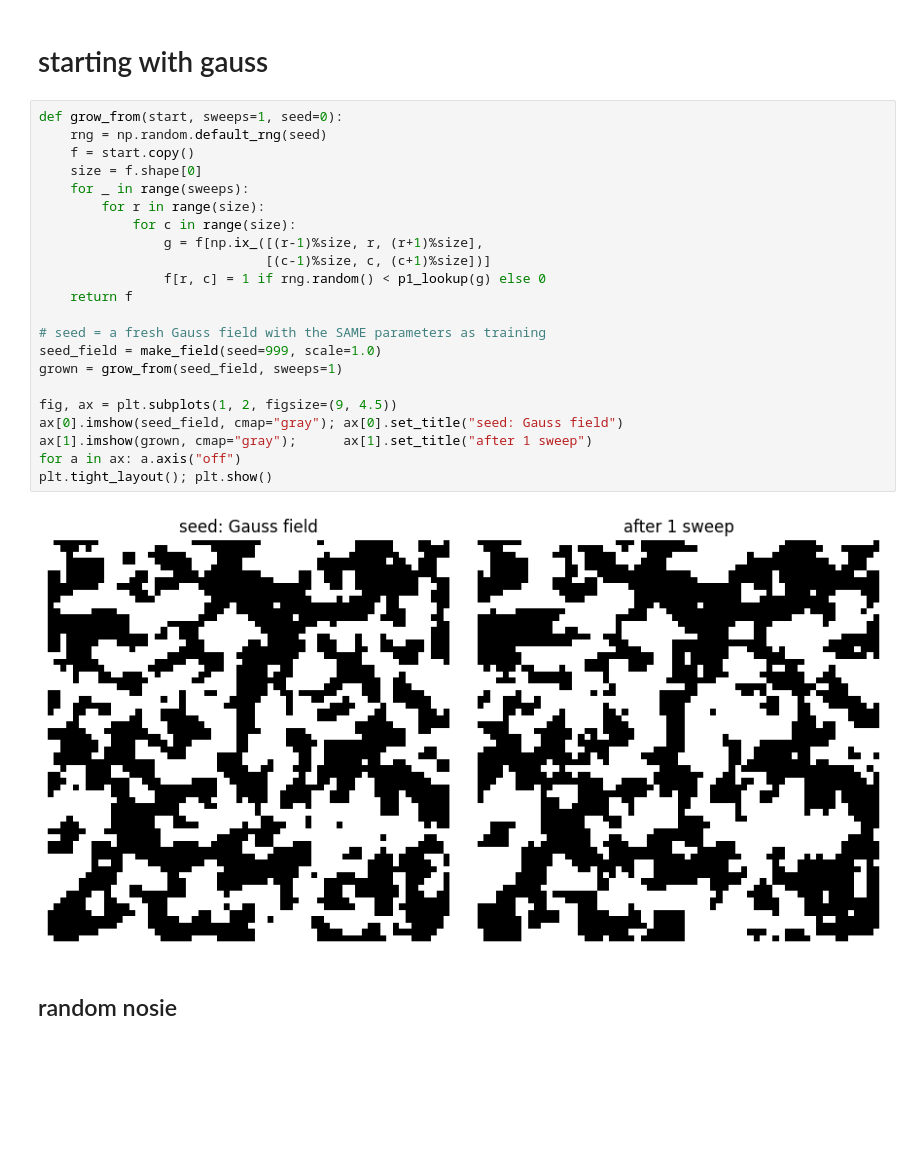
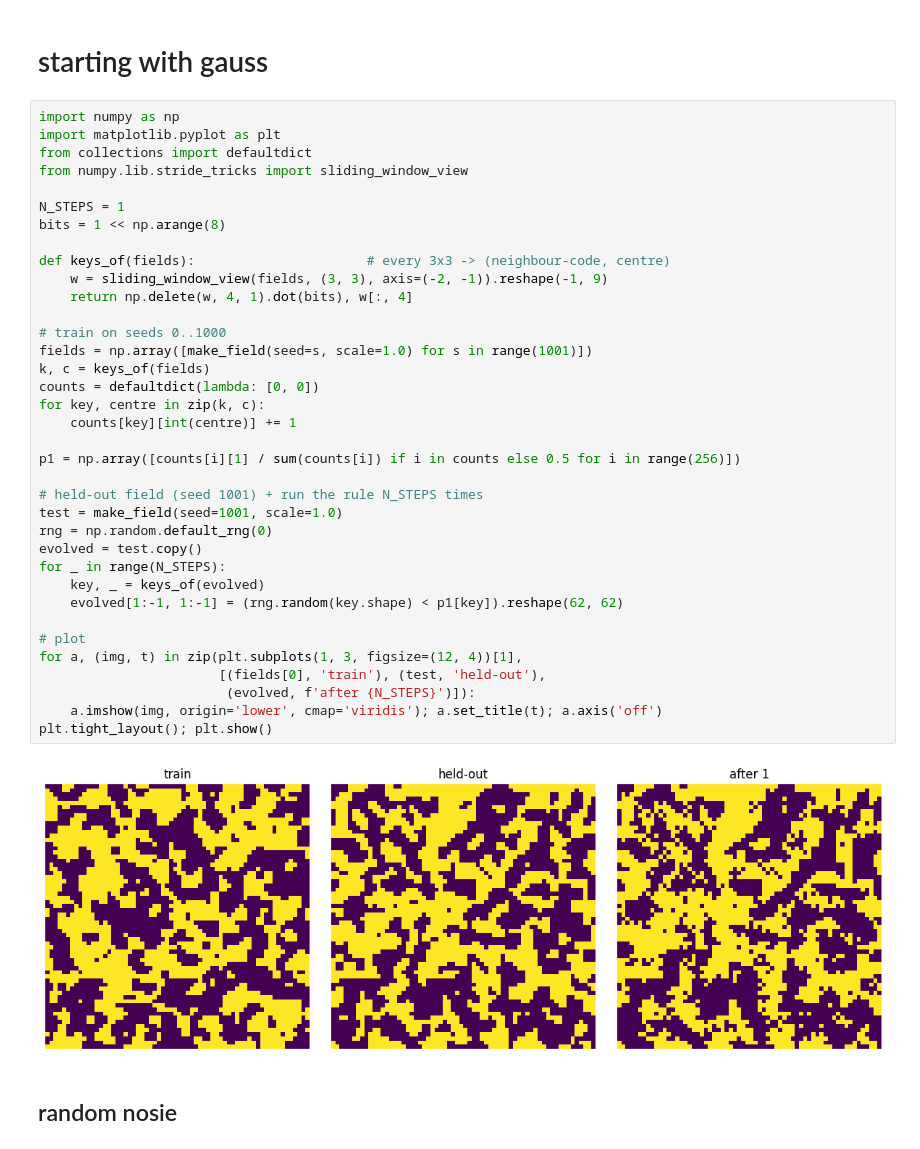
Before and after one commit to ioanb16/Growing-virtual-materials-cellular-automata-meets-geostatistics, a Jupyter notebook: notebooks/karnnaugh_practice.ipynb, the cells around one changed output. Drawn from its saved outputs; the diff is of its cells as text; blank space fills up the shorter version.

```diff
--- a/notebooks/karnnaugh_practice.ipynb
+++ b/notebooks/karnnaugh_practice.ipynb
@@ -269,29 +326,43 @@ Real centre: 0
 # %% [markdown]
 # starting with gauss
 # %%
-def grow_from(start, sweeps=1, seed=0):
-    rng = np.random.default_rng(seed)
-    f = start.copy()
-    size = f.shape[0]
-    for _ in range(sweeps):
-        for r in range(size):
-            for c in range(size):
-                g = f[np.ix_([(r-1)%size, r, (r+1)%size],
-                             [(c-1)%size, c, (c+1)%size])]
-                f[r, c] = 1 if rng.random() < p1_lookup(g) else 0
-    return f
+import numpy as np
+import matplotlib.pyplot as plt
+from collections import defaultdict
+from numpy.lib.stride_tricks import sliding_window_view
 
-# seed = a fresh Gauss field with the SAME parameters as training
-seed_field = make_field(seed=999, scale=1.0)
-grown = grow_from(seed_field, sweeps=1)
+N_STEPS = 1
+bits = 1 << np.arange(8)
 
-fig, ax = plt.subplots(1, 2, figsize=(9, 4.5))
-ax[0].imshow(seed_field, cmap="gray"); ax[0].set_title("seed: Gauss field")
-ax[1].imshow(grown, cmap="gray");      ax[1].set_title("after 1 sweep")
-for a in ax: a.axis("off")
+def keys_of(fields):                      # every 3x3 -> (neighbour-code, centre)
+    w = sliding_window_view(fields, (3, 3), axis=(-2, -1)).reshape(-1, 9)
+    return np.delete(w, 4, 1).dot(bits), w[:, 4]
+
+# train on seeds 0..1000
+fields = np.array([make_field(seed=s, scale=1.0) for s in range(1001)])
+k, c = keys_of(fields)
+counts = defaultdict(lambda: [0, 0])
+for key, centre in zip(k, c):
+    counts[key][int(centre)] += 1
+
+p1 = np.array([counts[i][1] / sum(counts[i]) if i in counts else 0.5 for i in range(256)])
+
+# held-out field (seed 1001) + run the rule N_STEPS times
+test = make_field(seed=1001, scale=1.0)
+rng = np.random.default_rng(0)
+evolved = test.copy()
+for _ in range(N_STEPS):
+    key, _ = keys_of(evolved)
+    evolved[1:-1, 1:-1] = (rng.random(key.shape) < p1[key]).reshape(62, 62)
+
+# plot
+for a, (img, t) in zip(plt.subplots(1, 3, figsize=(12, 4))[1],
+                       [(fields[0], 'train'), (test, 'held-out'),
+                        (evolved, f'after {N_STEPS}')]):
+    a.imshow(img, origin='lower', cmap='viridis'); a.set_title(t); a.axis('off')
 plt.tight_layout(); plt.show()
 # %% [output]
-[figure, old version]
+[figure, new version]
 # %% [markdown]
 ## random nosie
 # %%
```
Also changed, not shown: parts of 18 cells of this notebook, 2 other files.
